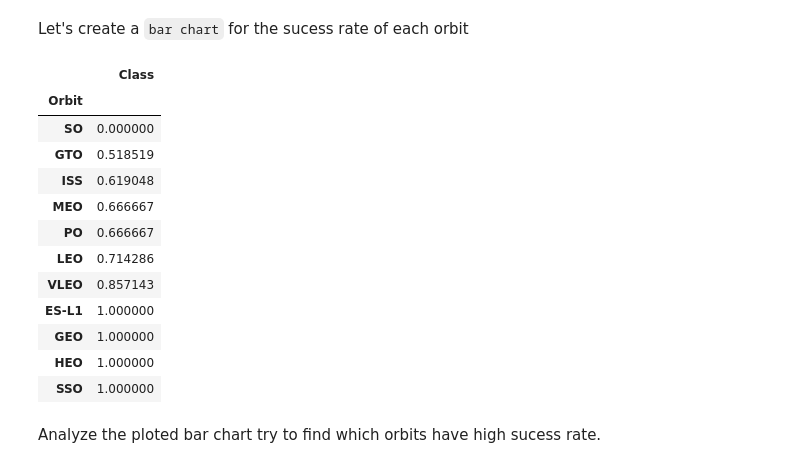
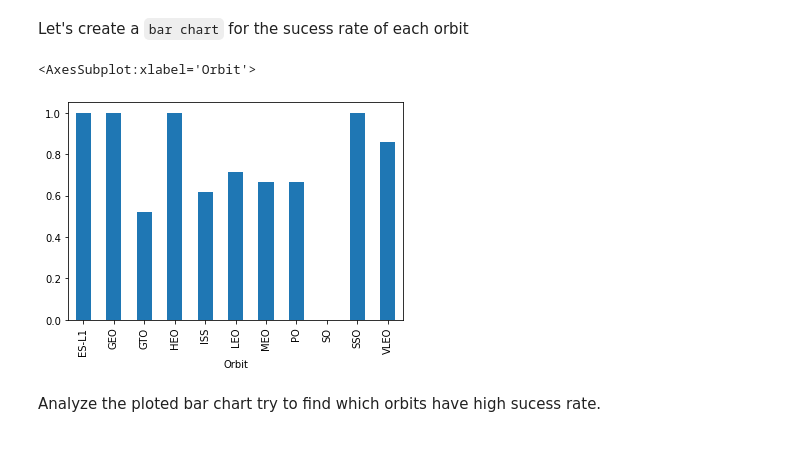
Before and after one commit to bvarsh/IBM-DS-Capstone-project, a Jupyter notebook: jupyter-labs-eda-dataviz.ipynb, the cells around one changed output. Saved outputs shown, nothing was run; the diff lists cells and outputs as text; code cells hidden in the pictures.

```diff
--- a/jupyter-labs-eda-dataviz.ipynb
+++ b/jupyter-labs-eda-dataviz.ipynb
@@ -112,21 +112,12 @@ Next, we want to visually check if there are any relationship between success ra
 Let's create a `bar chart` for the sucess rate of each orbit
 # %%
 # HINT use groupby method on Orbit column and get the mean of Class column
-df[["Orbit","Class"]].groupby('Orbit').mean().sort_values('Class')
+
+
+df.groupby("Orbit").mean()['Class'].plot(kind='bar')
 # %% [output]
-|  | Class |
-| Orbit |  |
-| SO | 0.000000 |
-| GTO | 0.518519 |
-| ISS | 0.619048 |
-| MEO | 0.666667 |
-| PO | 0.666667 |
-| LEO | 0.714286 |
-| VLEO | 0.857143 |
-| ES-L1 | 1.000000 |
-| GEO | 1.000000 |
-| HEO | 1.000000 |
-| SSO | 1.000000 |
+<AxesSubplot:xlabel='Orbit'>
+[figure, added]
 # %% [markdown]
 Analyze the ploted bar chart try to find which orbits have high sucess rate.
 # %% [markdown]
```
Also changed, not shown: parts of 1 cell of this notebook.
